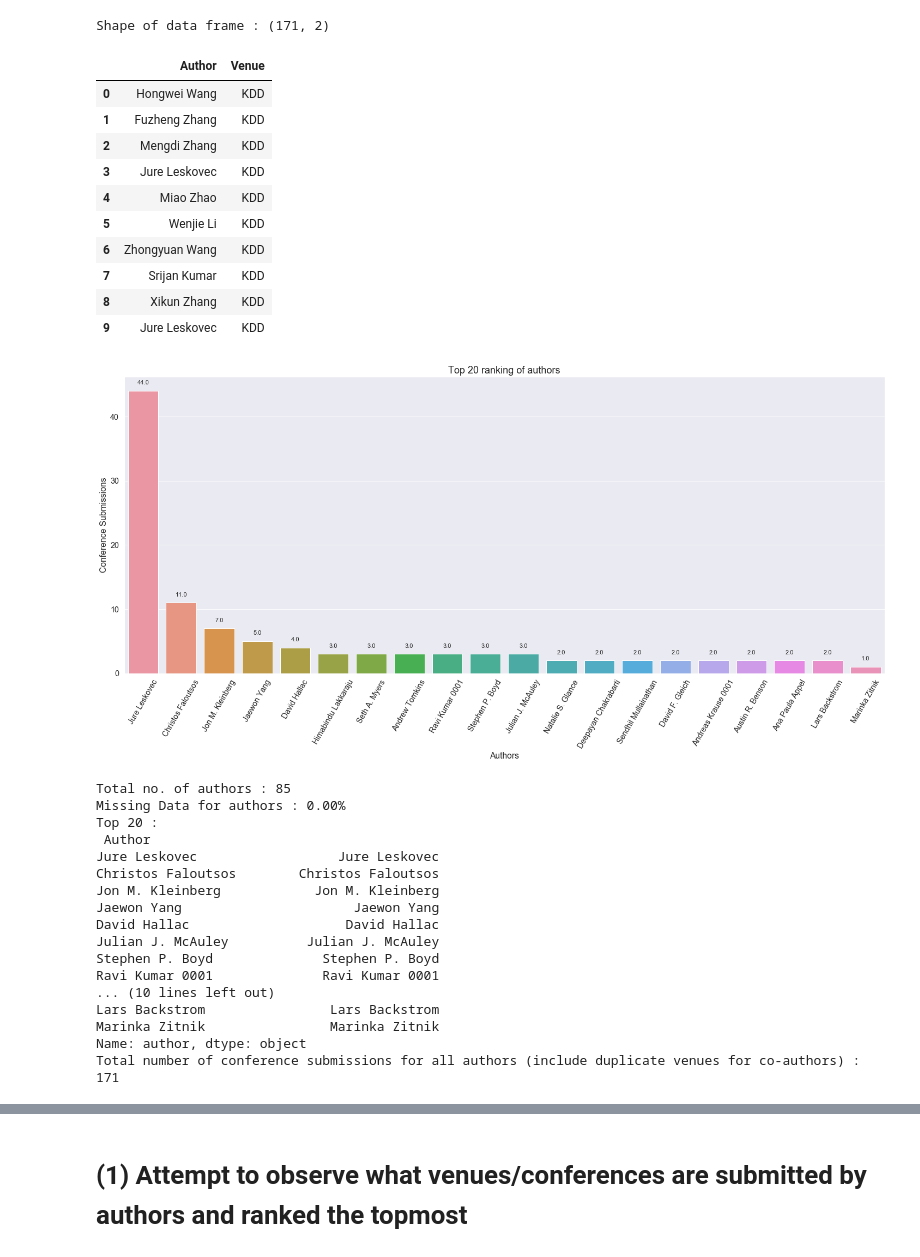
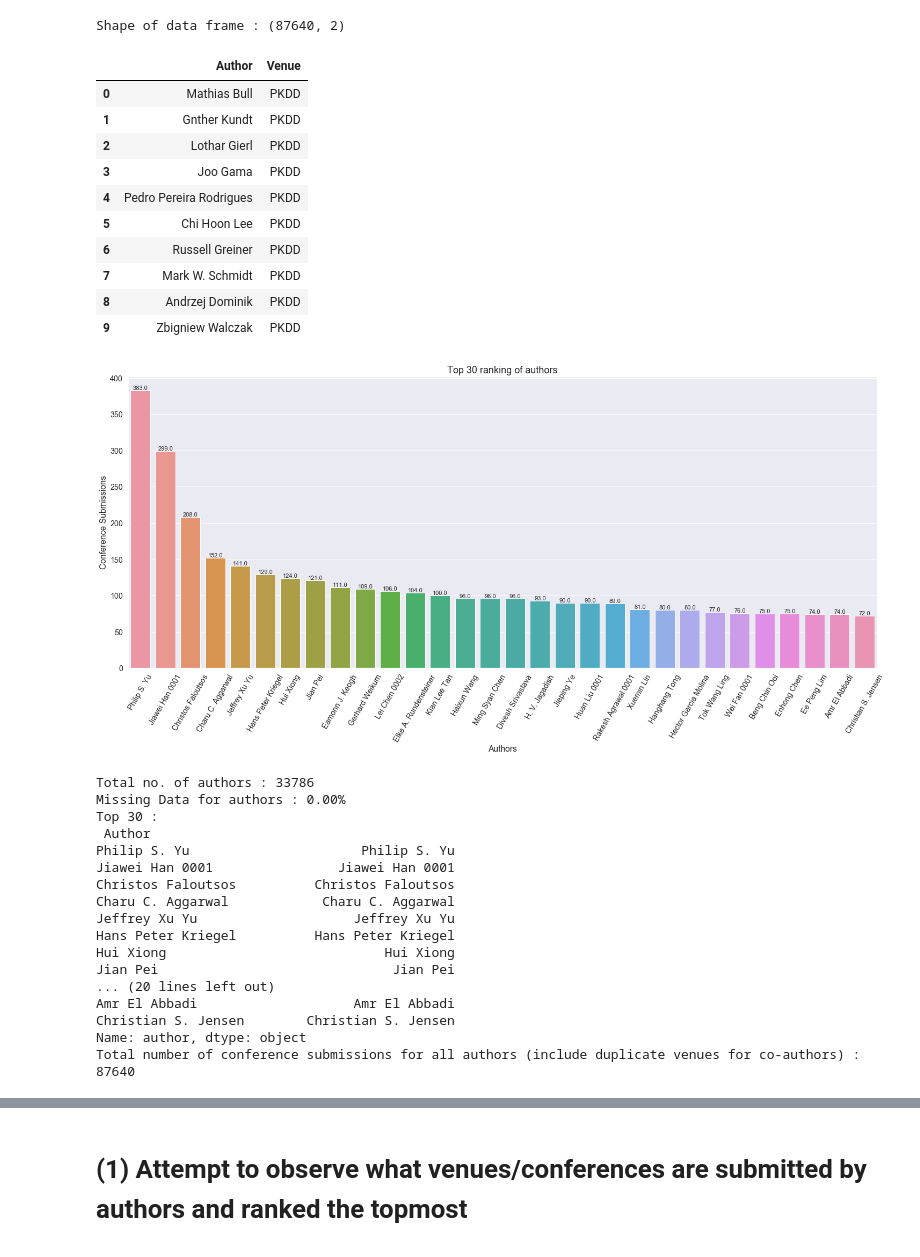
Before and after one commit to samaujs/Network-Science, a Jupyter notebook: dblp/xml_preprocessing_conferences.ipynb, the cells around one changed output, grey strips where cells are left out. Cells and saved outputs as stored; diff of their text form; code cells hidden in the pictures.

```diff
--- a/dblp/xml_preprocessing_conferences.ipynb
+++ b/dblp/xml_preprocessing_conferences.ipynb
@@ -16,7 +16,7 @@ import matplotlib.pyplot as plt
 PROJECT_ROOT_DIR = "."
 
 # Getting output filename generated by xml_sax_parser
-author_edgelist_file = "./datasets/Leskovec-Jure.csv" # BhowmickSouravS.csv Leskovec-Jure.csv
+author_edgelist_file = "./datasets/dblp.csv" # BhowmickSouravS.csv Leskovec-Jure.csv
 
 def save_fig(filename, tight_layout=True):
     data_path = os.path.join(PROJECT_ROOT_DIR, "images")
@@ -37,24 +37,24 @@ df = pd.read_csv(author_edgelist_file)
 print("Shape of data frame :", df.shape)
 df.head(10)
 # %% [output]
-Shape of data frame : (171, 2)
+Shape of data frame : (87640, 2)
 |  | Author | Venue |
-| 0 | Hongwei Wang | KDD |
-| 1 | Fuzheng Zhang | KDD |
-| 2 | Mengdi Zhang | KDD |
-| 3 | Jure Leskovec | KDD |
-| 4 | Miao Zhao | KDD |
-| 5 | Wenjie Li | KDD |
-| 6 | Zhongyuan Wang | KDD |
-| 7 | Srijan Kumar | KDD |
-| 8 | Xikun Zhang | KDD |
-| 9 | Jure Leskovec | KDD |
+| 0 | Mathias Bull | PKDD |
+| 1 | Gnther Kundt | PKDD |
+| 2 | Lothar Gierl | PKDD |
+| 3 | Joo Gama | PKDD |
+| 4 | Pedro Pereira Rodrigues | PKDD |
+| 5 | Chi Hoon Lee | PKDD |
+| 6 | Russell Greiner | PKDD |
+| 7 | Mark W. Schmidt | PKDD |
+| 8 | Andrzej Dominik | PKDD |
+| 9 | Zbigniew Walczak | PKDD |
 # %%
 # Plotting top rank authors
 author_Grp = pd.DataFrame()
 author_Grp['authorCount'] = df.groupby(['Author'])['Author'].count()
 author_Grp['author'] = author_Grp.index
-topmost = 20
+topmost = 30
 total_counts = len(df)
 bar_text_filler = 1
 
@@ -65,51 +65,51 @@ order_authors = author_Grp_top.sort_values(by='authorCount',ascending=False)['au
 plt.figure(figsize=(25, 10))
 sns.set(color_codes=True)
 sns.set(font_scale = 1.3)
 ax = sns.barplot(x='author', y='authorCount', data=author_Grp_top, order=order_authors)
 ax.set_title('Top ' + str(topmost) + ' ranking of authors', fontsize=18)
 for rectBox in ax.patches:
     count = rectBox.get_height()
     #print("Counts :", count)
     ax.text(rectBox.get_x() + rectBox.get_width()/2.,
             count + bar_text_filler,
             count, # '{:1.2f}%'.format(count/total_counts*100) to get %
             ha="center", fontsize=11)
 
 
 xt = plt.xticks(rotation=60)
 plt.xlabel('Authors')
 plt.ylabel('Conference Submissions')
 plt.show()
 
 print("Total no. of authors :", len(author_Grp.index))
 print("Missing Data for authors : " +
       '{:1.2f}%'.format(df['Author'].isnull().sum() / total_counts * 100))
 print("Top " + str(topmost) + " :\n", author_Grp_top['author'])
 print("Total number of conference submissions for all authors (include duplicate venues for co-authors) : ", total_counts)
 
 for ctr in range(len(author_Grp_top)):
     if (author_Grp_top.iloc[ctr]['author'] == -999):
         print("Found in Index", str(ctr) + ":", author_Grp_top.iloc[ctr]['authorCount'])
         print("Missing Data : " + '{:1.2f}%'.format(author_Grp_top.iloc[ctr]['authorCount'] / total_counts * 100))
 # %% [output]
-[figure, old version]
+[figure, new version]
-Total no. of authors : 85
+Total no. of authors : 33786
 Missing Data for authors : 0.00%
-Top 20 :
+Top 30 :
  Author
-Jure Leskovec                  Jure Leskovec
-Christos Faloutsos        Christos Faloutsos
-Jon M. Kleinberg            Jon M. Kleinberg
-Jaewon Yang                      Jaewon Yang
-David Hallac                    David Hallac
-Julian J. McAuley          Julian J. McAuley
-Stephen P. Boyd              Stephen P. Boyd
-Ravi Kumar 0001              Ravi Kumar 0001
-... (10 lines left out)
-Lars Backstrom                Lars Backstrom
-Marinka Zitnik                Marinka Zitnik
+Philip S. Yu                      Philip S. Yu
+Jiawei Han 0001                Jiawei Han 0001
+Christos Faloutsos          Christos Faloutsos
+Charu C. Aggarwal            Charu C. Aggarwal
+Jeffrey Xu Yu                    Jeffrey Xu Yu
+Hans Peter Kriegel          Hans Peter Kriegel
+Hui Xiong                            Hui Xiong
+Jian Pei                              Jian Pei
+... (20 lines left out)
+Amr El Abbadi                    Amr El Abbadi
+Christian S. Jensen        Christian S. Jensen
 Name: author, dtype: object
-Total number of conference submissions for all authors (include duplicate venues for co-authors) :  171
+Total number of conference submissions for all authors (include duplicate venues for co-authors) :  87640
 # %%
 # Get author list for each unique venue
 Venue_Authors = pd.DataFrame()
```
Also changed, not shown: parts of 30 cells of this notebook.
